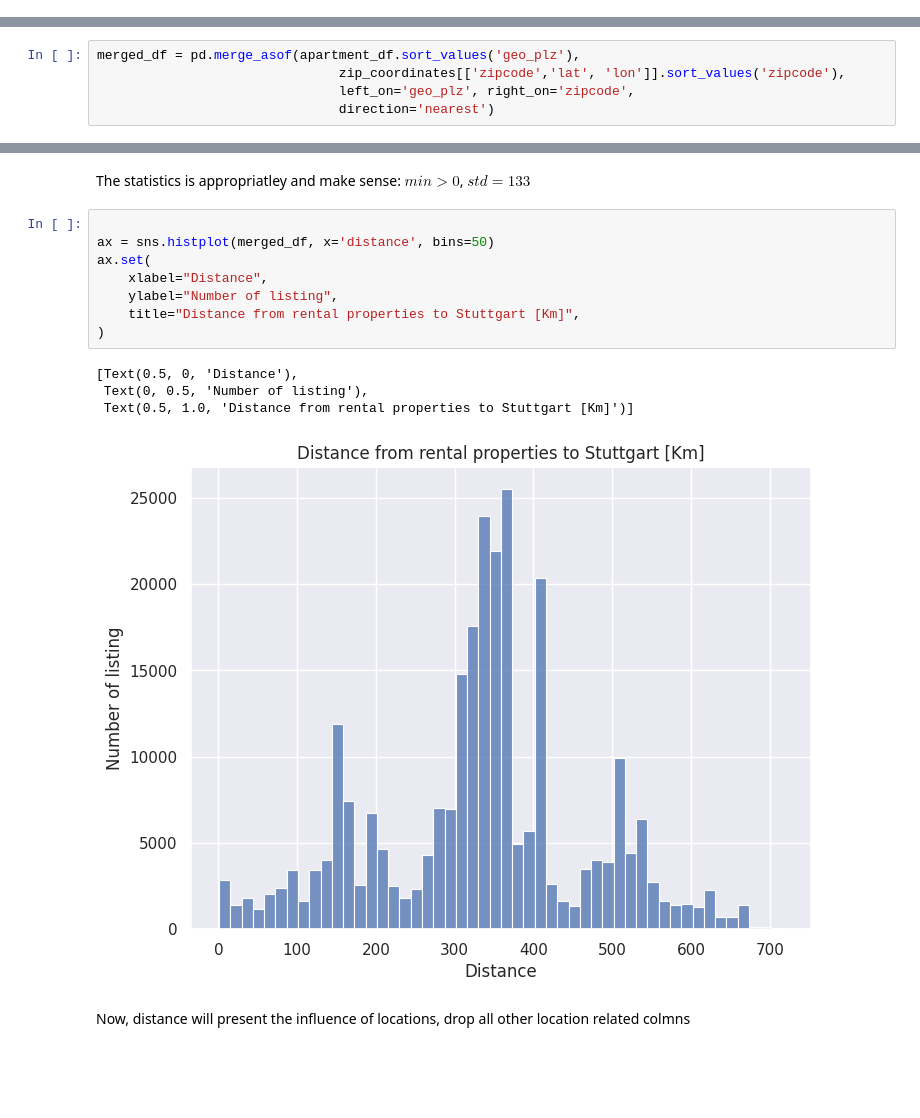
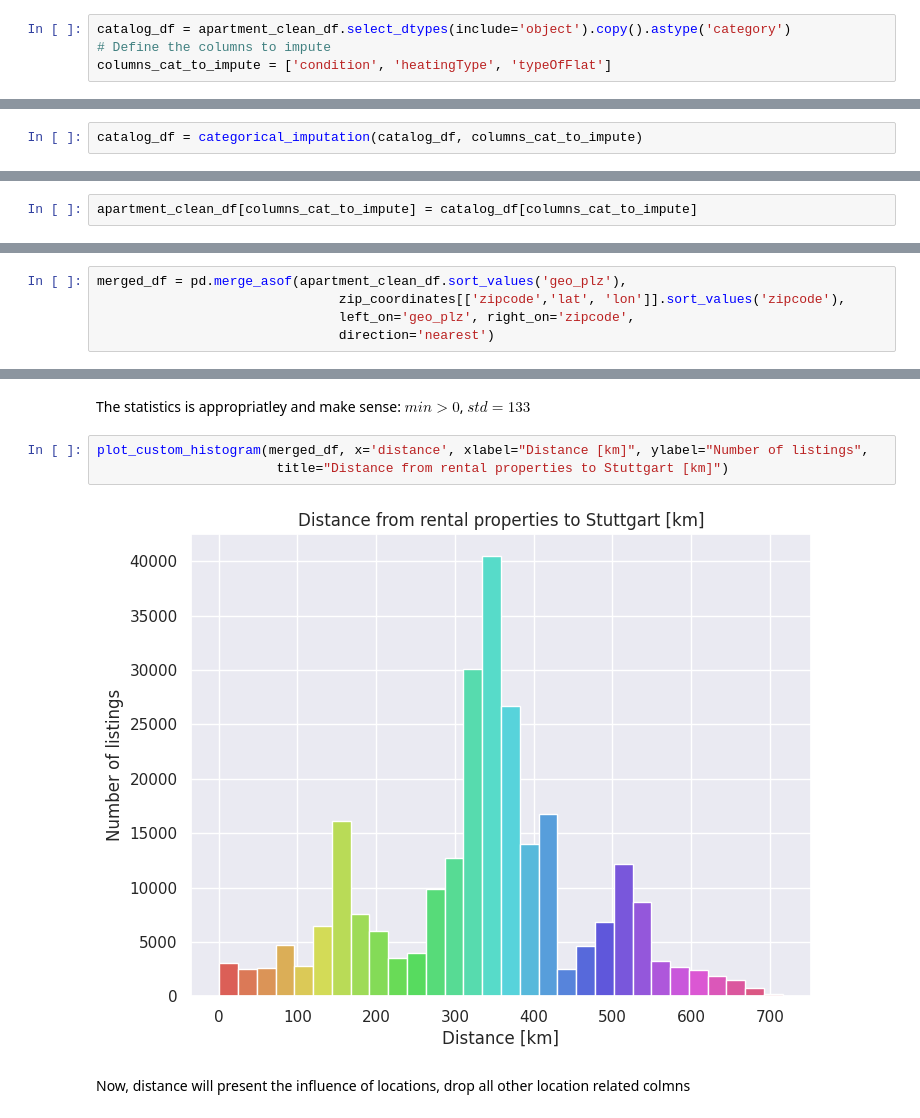
Before and after one commit to chauminhvu/rental-price-forecasting-traditional-vs-multimodal, a Jupyter notebook: notebooks/data-processing.ipynb, the cells around one changed output, grey strips where cells are left out. Cells and saved outputs as stored; diff of their text form; blank space fills up the shorter version.

```diff
--- a/notebooks/data-processing.ipynb
+++ b/notebooks/data-processing.ipynb
@@ -145,0 +504,4 @@ The 20 remaining columns are:
+# %%
+catalog_df = apartment_clean_df.select_dtypes(include='object').copy().astype('category')
+# Define the columns to impute
+columns_cat_to_impute = ['condition', 'heatingType', 'typeOfFlat']
@@ -145,0 +526,2 @@ The 20 remaining columns are:
+# %%
+catalog_df = categorical_imputation(catalog_df, columns_cat_to_impute)
@@ -145,0 +575,2 @@ The 20 remaining columns are:
+# %%
+apartment_clean_df[columns_cat_to_impute] = catalog_df[columns_cat_to_impute]
@@ -158,7 +610,7 @@ zip_coordinates = pd.read_csv('../data/zip_coordinates.csv', header=0)
 # %% [markdown]
 Matching the zipcodes with col. `geo_plz`, then add the corresponding latitude and longitude coordinate.
 # %%
-merged_df = pd.merge_asof(apartment_df.sort_values('geo_plz'),
+merged_df = pd.merge_asof(apartment_clean_df.sort_values('geo_plz'),
                                zip_coordinates[['zipcode','lat', 'lon']].sort_values('zipcode'),
                                left_on='geo_plz', right_on='zipcode',
                                direction='nearest')
@@ -202,18 +654,10 @@ Name: distance, dtype: float64
 # %% [markdown]
 The statistics is appropriatley and make sense: $min >0$, $std = 133$
 # %%
-
-ax = sns.histplot(merged_df, x='distance', bins=50)
-ax.set(
-    xlabel="Distance",
-    ylabel="Number of listing",
-    title="Distance from rental properties to Stuttgart [Km]",
-)
+plot_custom_histogram(merged_df, x='distance', xlabel="Distance [km]", ylabel="Number of listings",
+                       title="Distance from rental properties to Stuttgart [km]")
 # %% [output]
-[Text(0.5, 0, 'Distance'),
- Text(0, 0.5, 'Number of listing'),
- Text(0.5, 1.0, 'Distance from rental properties to Stuttgart [Km]')]
-[figure, old version]
+[figure, new version]
 # %% [markdown]
 Now, distance will present the influence of locations, drop all other location related colmns
 # %%
```
Also changed, not shown: parts of 91 cells of this notebook, 3 other files.
